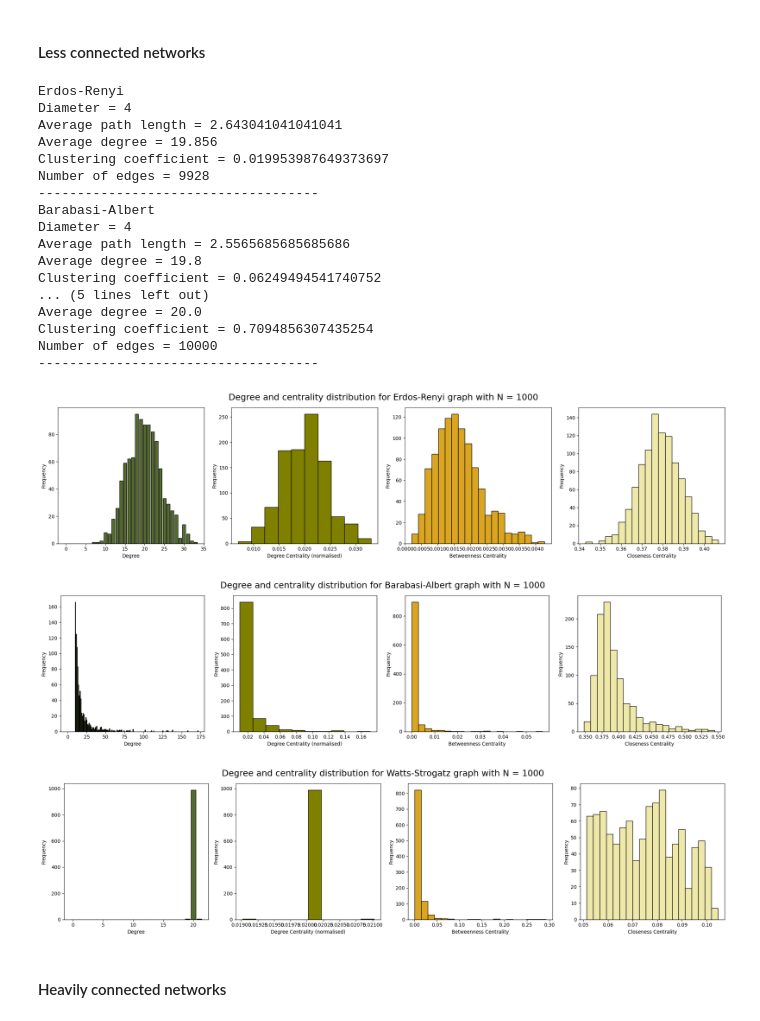
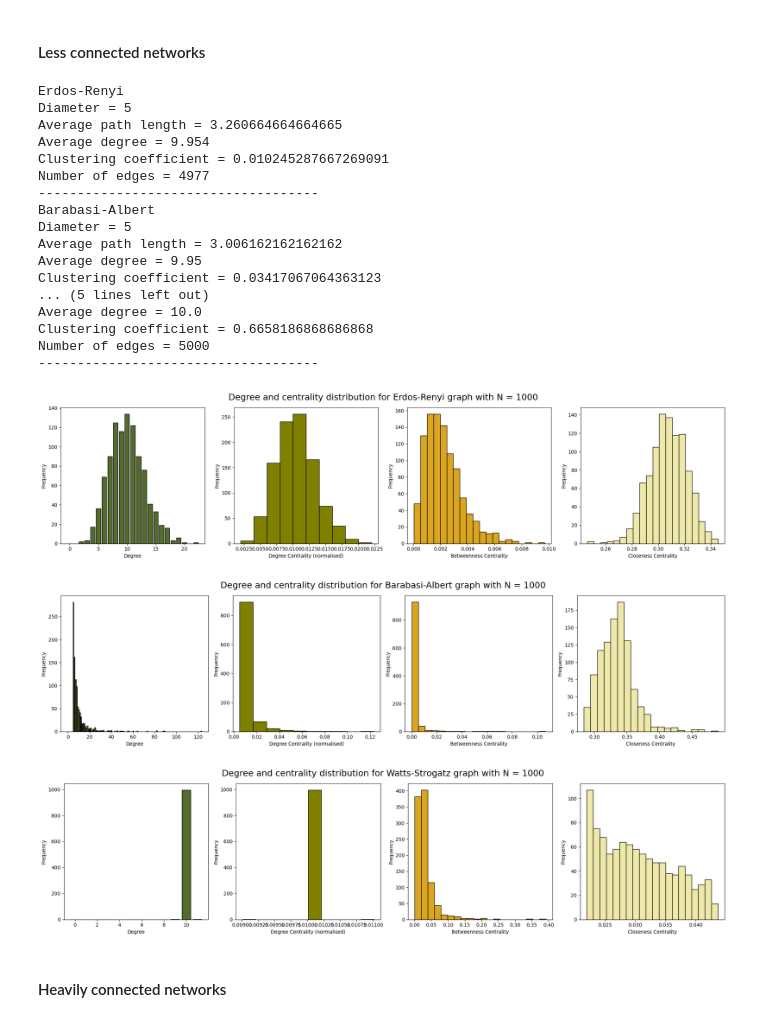
Before and after one commit to kshnva/Intro-CLS-Assignment-2, a Jupyter notebook: new_spatial.ipynb, the cells around one changed output. Cells and saved outputs as stored; diff of their text form; code cells hidden in the pictures.

```diff
--- a/new_spatial.ipynb
+++ b/new_spatial.ipynb
@@ -224,50 +224,50 @@ def plot_network_histograms(network, title):
 # %%
 # Generate networks
 seed = 10
 num_nodes = 1000
 
 # Erdos-Renyi
-er_network_1 = create_network('Erdos-Renyi', num_nodes, seed = seed, p = 0.02)
+er_network_1 = create_network('Erdos-Renyi', num_nodes, seed = seed, p = 0.01)
 
 # Barabasi-Albert
-ba_network_1 = create_network('Barabasi-Albert', num_nodes, seed = seed, m = 10)
+ba_network_1 = create_network('Barabasi-Albert', num_nodes, seed = seed, m = 5)
 
 # Watts-Strogatz
-ws_network_1 = create_network('Watts-Strogatz', num_nodes, seed = seed, k = 20, p = 0.001)
+ws_network_1 = create_network('Watts-Strogatz', num_nodes, seed = seed, k = 10, p = 0.001)
 
 # Print basic statistics
 print('Erdos-Renyi')
 print_basic_network_statistics(er_network_1)
 print('Barabasi-Albert')
 print_basic_network_statistics(ba_network_1)
 print('Watts-Strogatz')
 print_basic_network_statistics(ws_network_1)
 
 # Plot histograms
 plot_network_histograms(er_network_1, 'Degree and centrality distribution for Erdos-Renyi graph with N = 1000')
 plot_network_histograms(ba_network_1, 'Degree and centrality distribution for Barabasi-Albert graph with N = 1000')
 plot_network_histograms(ws_network_1, 'Degree and centrality distribution for Watts-Strogatz graph with N = 1000')
 # %% [output]
 Erdos-Renyi
-Diameter = 4
-Average path length = 2.643041041041041
-Average degree = 19.856
-Clustering coefficient = 0.019953987649373697
-Number of edges = 9928
+Diameter = 5
+Average path length = 3.260664664664665
+Average degree = 9.954
+Clustering coefficient = 0.010245287667269091
+Number of edges = 4977
 ------------------------------------
 Barabasi-Albert
-Diameter = 4
-Average path length = 2.5565685685685686
-Average degree = 19.8
-Clustering coefficient = 0.06249494541740752
+Diameter = 5
+Average path length = 3.006162162162162
+Average degree = 9.95
+Clustering coefficient = 0.03417067064363123
 ... (5 lines left out)
-Average degree = 20.0
-Clustering coefficient = 0.7094856307435254
-Number of edges = 10000
+Average degree = 10.0
+Clustering coefficient = 0.6658186868686868
+Number of edges = 5000
 ------------------------------------
-[figure, old version]
+[figure, new version]
-[figure, old version]
+[figure, new version]
-[figure, old version]
+[figure, new version]
 # %% [markdown]
 #### Heavily connected networks
 # %%
```
Also changed, not shown: parts of 5 cells of this notebook.
